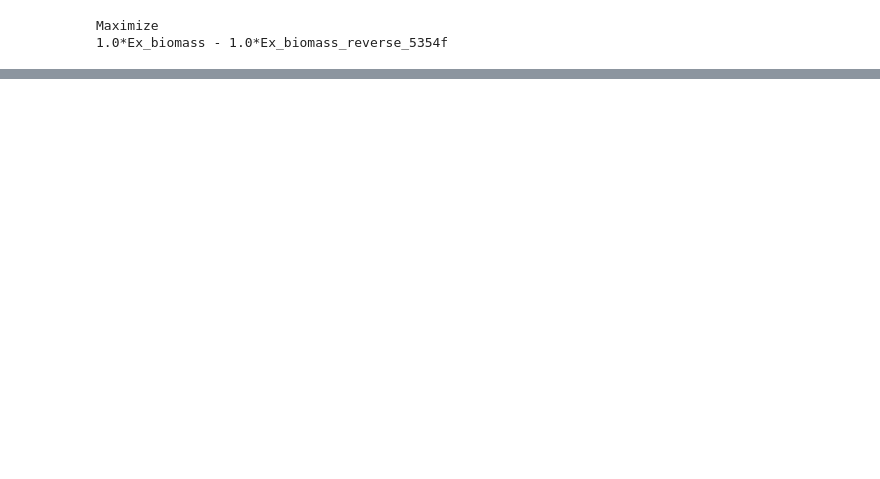
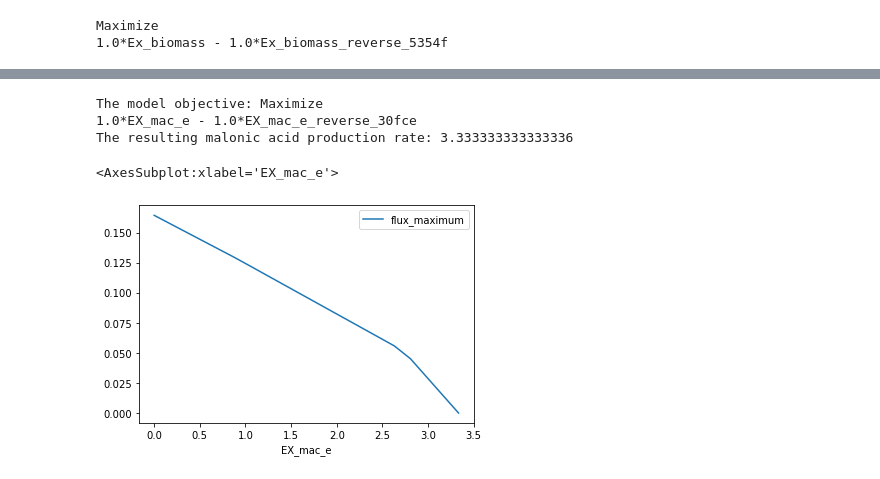
Before and after one commit to 27410/group-assignment-2021-group-8-malonic-acid-in-k-phaffii, a Jupyter notebook: models/Adjusted_models/iMT1026_adjustments.ipynb, the cells around one changed output, grey strips where cells are left out. Drawn from its saved outputs; the diff is of its cells as text; code cells hidden in the pictures; blank space fills up the shorter version.

```diff
--- a/models/Adjusted_models/iMT1026_adjustments.ipynb
+++ b/models/Adjusted_models/iMT1026_adjustments.ipynb
@@ -102,0 +163,33 @@ ppp_maac_bms.plot(x='EX_mac_e', y='flux_maximum')
+# %%
+malcoa_c = model.metabolites.malcoa_c
+coa_c = model.metabolites.coa_c
+malcoa_red = Reaction('MCOARED')
+malcoa_red.add_metabolites({malonate_semialdehyde: 1,
+                                 nadp_plus: 1,
+                                 coa_c: 1,
+                                 malcoa_c: -1,
+                                 nadph: -1,
+                                 h: -1})
+model.add_reactions([malcoa_red])
+model.remove_reactions([beta_ala_pyr_transaminase])
+# %%
+# optimizing for malonic acid
+with model:
+    model.objective = model.reactions.get_by_id('EX_mac_e')
+    ma_production = model.optimize().objective_value
+    print('The model objective:',model.objective)
+    #print('The resulting biomass growth rate:',model2.reactions.BIOMASS_Ec_iML1515_core_75p37M.flux)
+print('The resulting malonic acid production rate:',ma_production)
+# %% [output]
+The model objective: Maximize
+1.0*EX_mac_e - 1.0*EX_mac_e_reverse_30fce
+The resulting malonic acid production rate: 3.333333333333336
+# %%
+# phenotypic phase plane analysis
+ppp_maac_bms = production_envelope(model,
+                    reactions = [model.reactions.get_by_id('EX_mac_e')],
+                    objective = model.reactions.Ex_biomass)
+ppp_maac_bms.plot(x='EX_mac_e', y='flux_maximum')
+# %% [output]
+<AxesSubplot:xlabel='EX_mac_e'>
+[figure, added]
```
Also changed, not shown: parts of 10 cells of this notebook, 1 other file.
